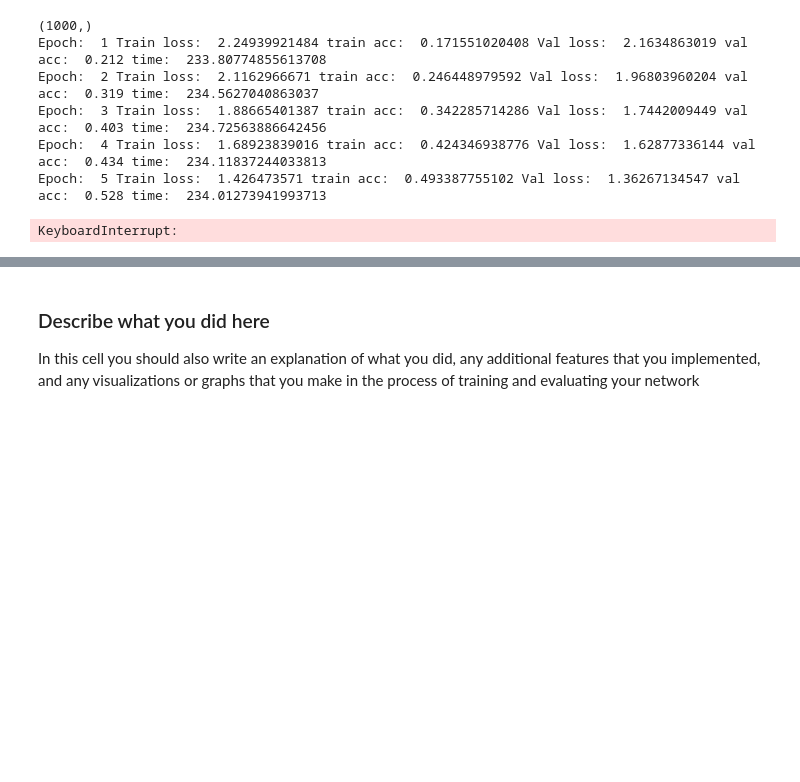
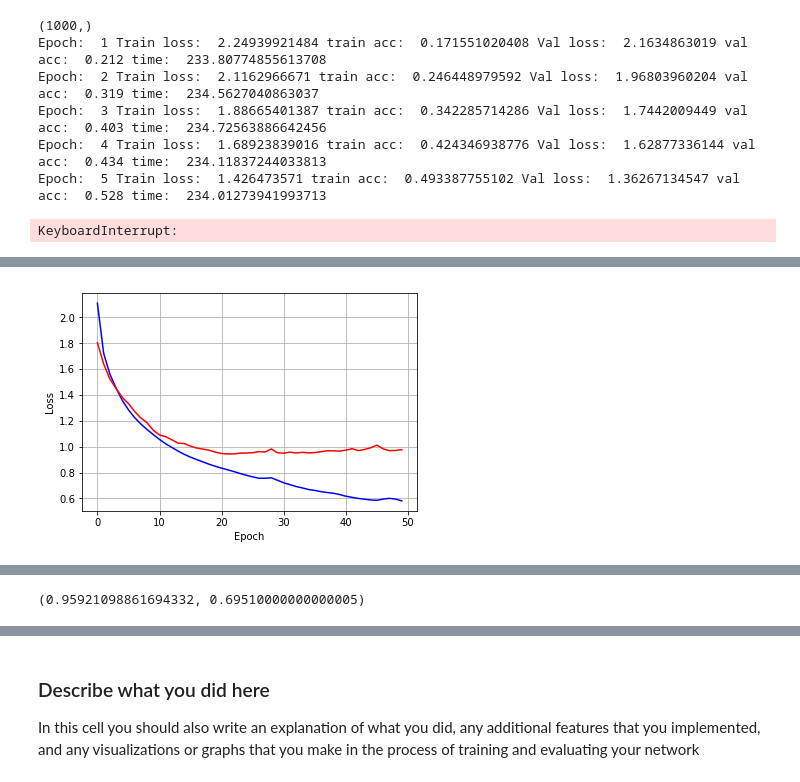
Before and after one commit to NicolasFerland/Stanford-cs231n, a Jupyter notebook: assignment2/TensorFlow.ipynb, the cells around one changed output, grey strips where cells are left out. Drawn from its saved outputs; the diff is of its cells as text; code cells hidden in the pictures; blank space fills up the shorter version.

```diff
--- a/assignment2/TensorFlow.ipynb
+++ b/assignment2/TensorFlow.ipynb
@@ -758,6 +766,9 @@ epochs = 50
 batch_size = 256
 print(y_val.shape)
 my_run_model(sess,y_out,mean_loss,X_train,y_train,X_val,y_val,epochs, batch_size,train_step,True, 4)
+
+# Test
+run_model(sess,y_out,mean_loss,X_test,y_test,1,batch_size)
 # %% [output]
 (1000,)
 Epoch:  1 Train loss:  2.24939921484 train acc:  0.171551020408 Val loss:  2.1634863019 val acc:  0.212 time:  233.80774855613708
@@ -766,12 +777,30 @@ Epoch:  3 Train loss:  1.88665401387 train acc:  0.342285714286 Val loss:  1.744
 Epoch:  4 Train loss:  1.68923839016 train acc:  0.424346938776 Val loss:  1.62877336144 val acc:  0.434 time:  234.11837244033813
 Epoch:  5 Train loss:  1.426473571 train acc:  0.493387755102 Val loss:  1.36267134547 val acc:  0.528 time:  234.01273941993713
 KeyboardInterrupt:
-# %%
-# Test your model here, and make sure
-# the output of this cell is the accuracy
-# of your best model on the training and val sets
-# We're looking for >= 70% accuracy on Validation
-print('Training')
-run_model(sess,y_out,mean_loss,X_train,y_train,1,64)
-print('Validation')
-run_model(sess,y_out,mean_loss,X_val,y_val,1,64)
+# %%
+# Conclusion: To increase the number of features increase the time to much even though it would probably be useful if I would
+# be ready to let my computer work for so long.
+# I will still try the dropout as a regularization.
+
+y_out = my_model(X, 20, 0.1)
+
+mean_loss = tf.reduce_mean(tf.nn.softmax_cross_entropy_with_logits(labels=tf.one_hot(y, 10),logits=y_out))
+optimizer = tf.train.AdamOptimizer()
+
+# batch normalization in tensorflow requires this extra dependency
+extra_update_ops = tf.get_collection(tf.GraphKeys.UPDATE_OPS)
+with tf.control_dependencies(extra_update_ops):
+    train_step = optimizer.minimize(mean_loss)
+
+
+sess = tf.Session()
+
+sess.run(tf.global_variables_initializer())
+epochs = 50
+batch_size = 256
+print(y_val.shape)
+my_run_model(sess,y_out,mean_loss,X_train,y_train,X_val,y_val,epochs, batch_size,train_step,True, 4)
+
+# Test
+run_model(sess,y_out,mean_loss,X_test,y_test,1,batch_size)
+# %% [output]
@@ -777,0 +824 @@ run_model(sess,y_out,mean_loss,X_val,y_val,1,64)
+[figure, added]
@@ -777,0 +826 @@ run_model(sess,y_out,mean_loss,X_val,y_val,1,64)
+(0.95921098861694332, 0.69510000000000005)
```
Also changed, not shown: parts of 9 cells of this notebook.
